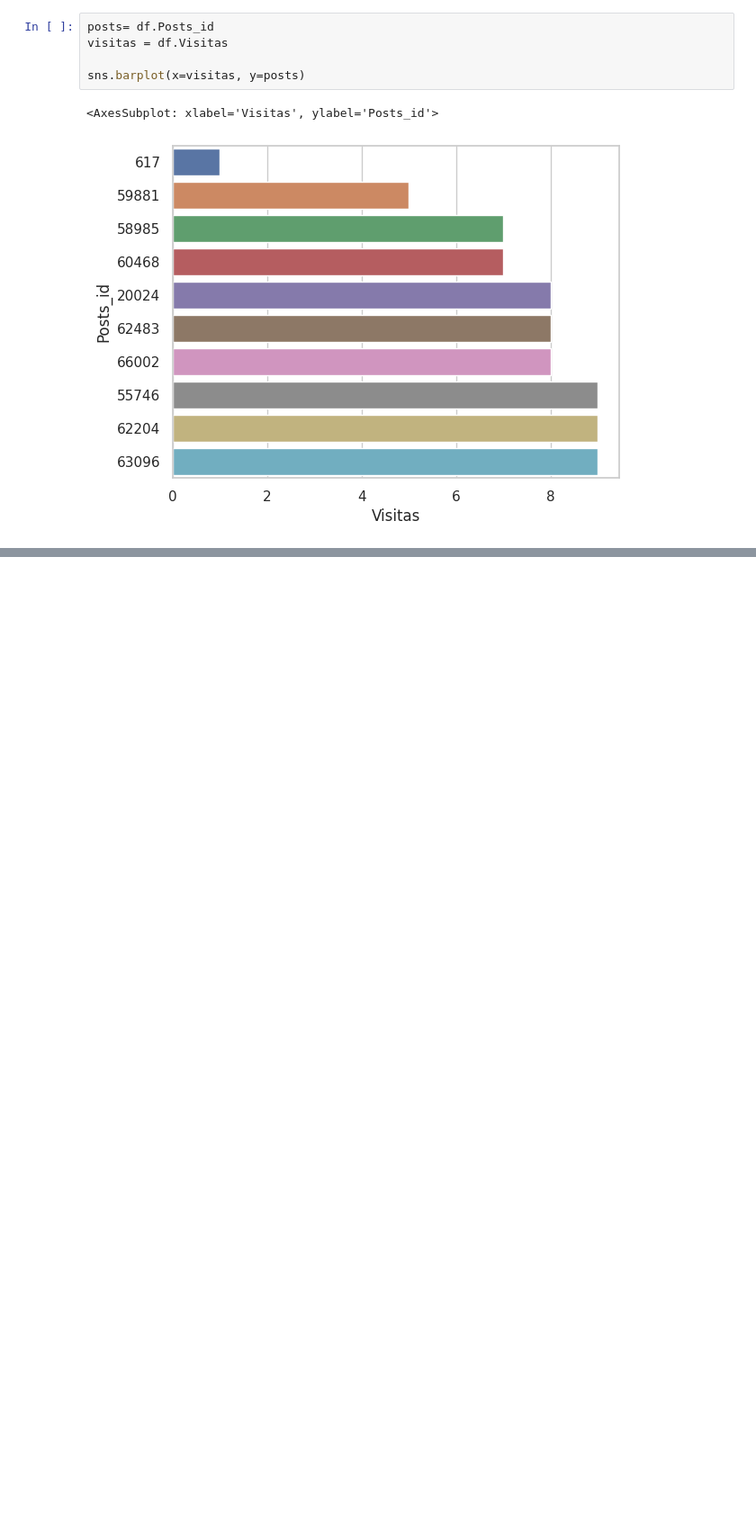
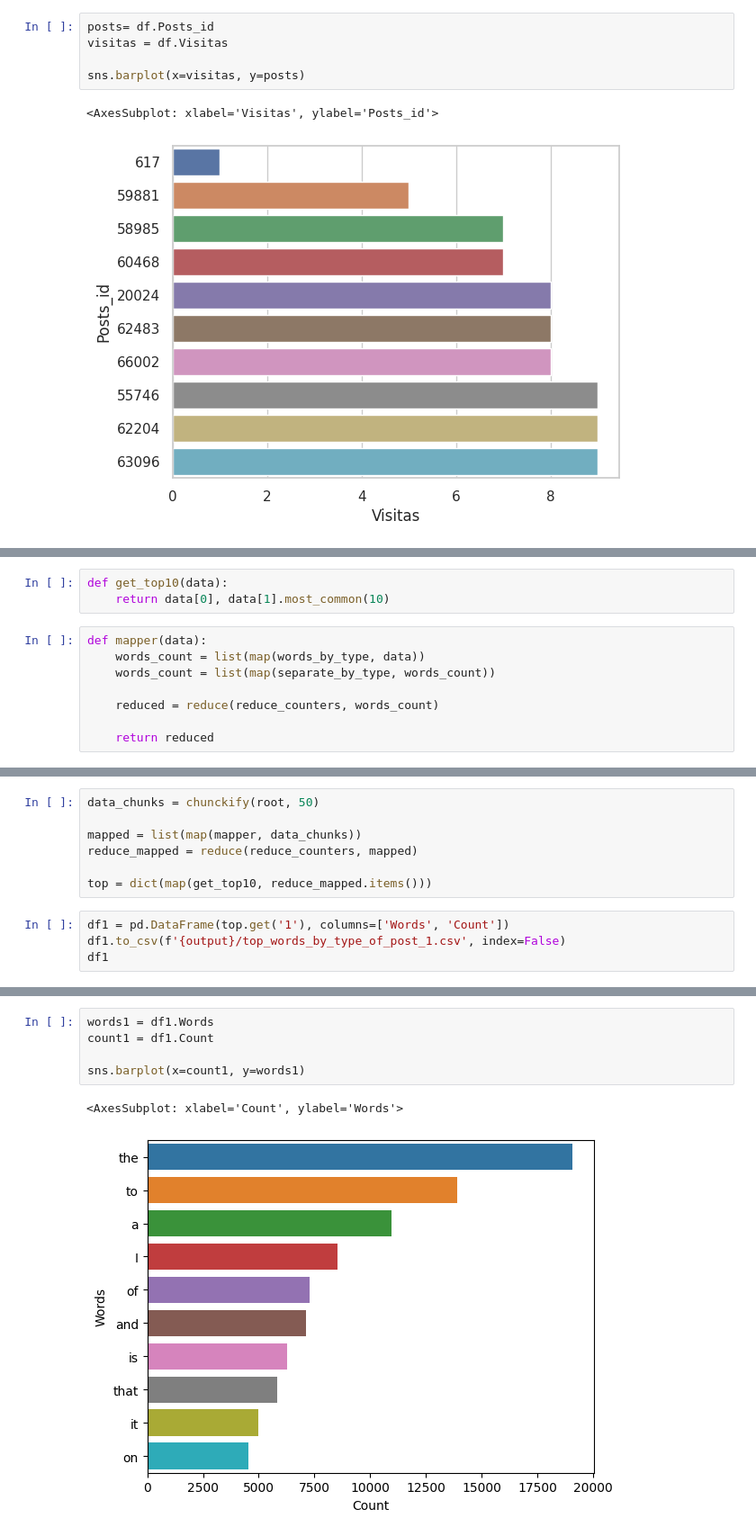
Before and after one commit to alkemyTech/OT301-python, a Jupyter notebook: bigdata/notebooks/GH.ipynb, the cells around one changed output, grey strips where cells are left out. Shown: that part at 90% size. Cells and saved outputs as stored; diff of their text form; blank space fills up the shorter version.

Commit message:
Top 10 words most mentioned in the post by type of post

```diff
--- a/bigdata/notebooks/GH.ipynb
+++ b/bigdata/notebooks/GH.ipynb
@@ -97,0 +129,11 @@ sns.barplot(x=visitas, y=posts)
+# %%
+def get_top10(data):
+    return data[0], data[1].most_common(10)
+# %%
+def mapper(data):
+    words_count = list(map(words_by_type, data))
+    words_count = list(map(separate_by_type, words_count))
+
+    reduced = reduce(reduce_counters, words_count)
+
+    return reduced
@@ -97,0 +142,11 @@ sns.barplot(x=visitas, y=posts)
+# %%
+data_chunks = chunckify(root, 50)
+
+mapped = list(map(mapper, data_chunks))
+reduce_mapped = reduce(reduce_counters, mapped)
+
+top = dict(map(get_top10, reduce_mapped.items()))
+# %%
+df1 = pd.DataFrame(top.get('1'), columns=['Words', 'Count'])
+df1.to_csv(f'{output}/top_words_by_type_of_post_1.csv', index=False)
+df1
@@ -97,0 +165,8 @@ sns.barplot(x=visitas, y=posts)
+# %%
+words1 = df1.Words
+count1 = df1.Count
+
+sns.barplot(x=count1, y=words1)
+# %% [output]
+<AxesSubplot: xlabel='Count', ylabel='Words'>
+[figure, added]
```
Also changed, not shown: parts of 13 cells of this notebook, 4 other files.
